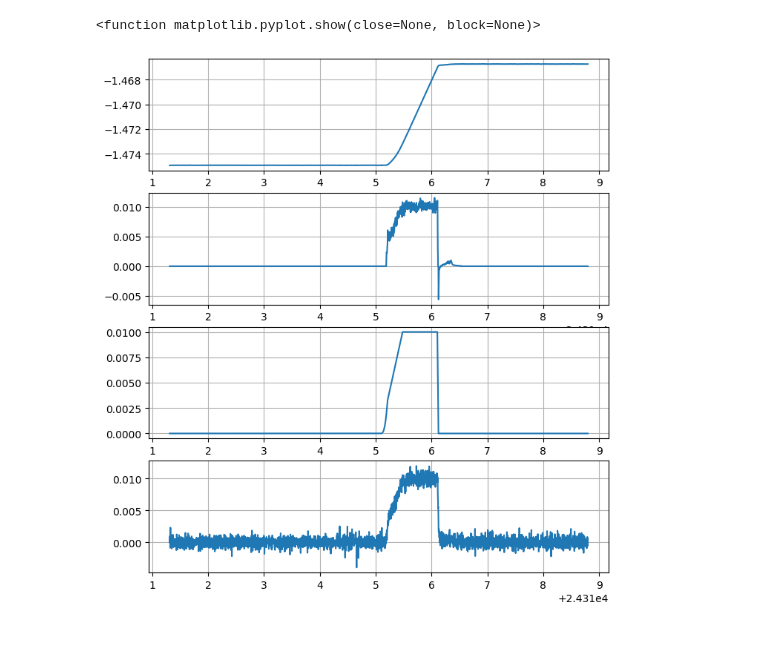
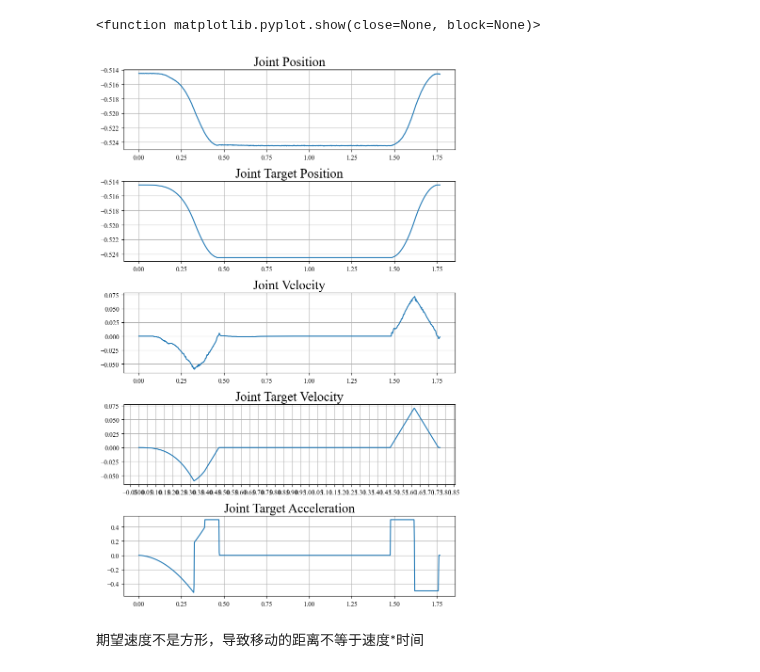
Before and after one commit to yang-si-hang/paper-2023, a Jupyter notebook: Test branch/RobotCon/DataAnalyse/20240603-SpeedL/Analyse.ipynb, the cells around one changed output. Drawn from its saved outputs; the diff is of its cells as text; code cells hidden in the pictures; blank space fills up the shorter version.

```diff
--- a/Test branch/RobotCon/DataAnalyse/20240603-SpeedL/Analyse.ipynb
+++ b/Test branch/RobotCon/DataAnalyse/20240603-SpeedL/Analyse.ipynb
@@ -2,6 +6,12 @@
 import numpy as np
 import pandas as pd
 import matplotlib.pyplot as plt
+from matplotlib import rcParams
+import matplotlib.ticker as ticker
+
+# 设置全局字体为 Times New Roman
+rcParams['font.family'] = 'serif'
+rcParams['font.serif'] = 'Times New Roman'
 # %%
 # 读取CSV文件
 df = pd.read_csv('robot_data.csv')
@@ -16,10 +26,14 @@ Column titles:
 # %%
 time = df['timestamp'].to_numpy()
+time -= time[0]
 # z = df['actual_TCP_pose_2'].to_numpy()
+# t_vz = df['target_TCP_speed_2'].to_numpy()
 # vz = df['actual_TCP_speed_2'].to_numpy()
+t_q6 = df['target_q_5'].to_numpy()
 q6 = df['actual_q_5'].to_numpy()
 t_qd6 = df['target_qd_5'].to_numpy()
 qd6 = df['actual_qd_5'].to_numpy()
+t_qdd6 = df['target_qdd_5'].to_numpy()
 
 # 计算指数移动加权平均
 def exponential_moving_average(data, alpha):
@@ -53,21 +67,3 @@ def compute_derivative(data, time):
     return derivative
 
 derivative = compute_derivative(filtered_q6, time)
-# %%
-fig, axs = plt.subplots(4, 1, figsize=(8, 9))
-axs[0].plot(time, filtered_q6)
-axs[0].grid('True')
-
-axs[1].plot(time, qd6)
-axs[1].grid('True')
-
-axs[2].plot(time, t_qd6)
-axs[2].grid('True')
-
-axs[3].plot(time, derivative)
-axs[3].grid('True')
-
-plt.show
-# %% [output]
-<function matplotlib.pyplot.show(close=None, block=None)>
-[figure, removed]
@@ -77,0 +70,31 @@ plt.show
+# %%
+fig, axs = plt.subplots(5, 1, figsize=(8, 12))
+axs[0].set_title('Joint Position', fontsize=20, fontname='Times New Roman')
+axs[0].plot(time, q6)
+axs[0].grid('True')
+
+axs[1].set_title('Joint Target Position', fontsize=20, fontname='Times New Roman')
+axs[1].plot(time, t_q6)
+axs[1].grid('True')
+
+axs[2].set_title('Joint Velocity', fontsize=20, fontname='Times New Roman')
+axs[2].plot(time, qd6)
+axs[2].grid('True')
+
+axs[3].set_title('Joint Target Velocity', fontsize=20, fontname='Times New Roman')
+axs[3].plot(time, t_qd6)
+axs[3].grid('True')
+# axs[3].xaxis.set_major_locator(ticker.MultipleLocator(0.05))   # 次刻度间隔为 1
+
+axs[4].set_title('Joint Target Acceleration', fontsize=20, fontname='Times New Roman')
+axs[4].plot(time, t_qdd6)
+axs[4].grid('True')
+# axs[4].set_xticks(np.arange(-0.05, 1.1, 0.05))  # 这里设置横坐标从0到10，间隔为1
+
+plt.tight_layout()
+plt.show
+# %% [output]
+<function matplotlib.pyplot.show(close=None, block=None)>
+[figure, added]
+# %% [markdown]
+期望速度不是方形，导致移动的距离不等于速度*时间
```
Also changed, not shown: parts of 3 cells of this notebook, 2 other files.
